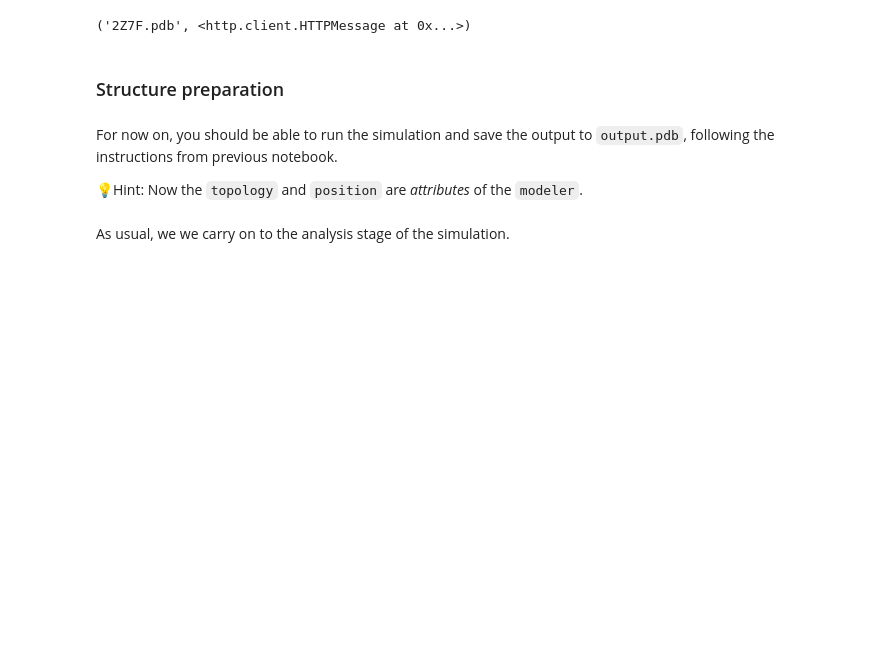
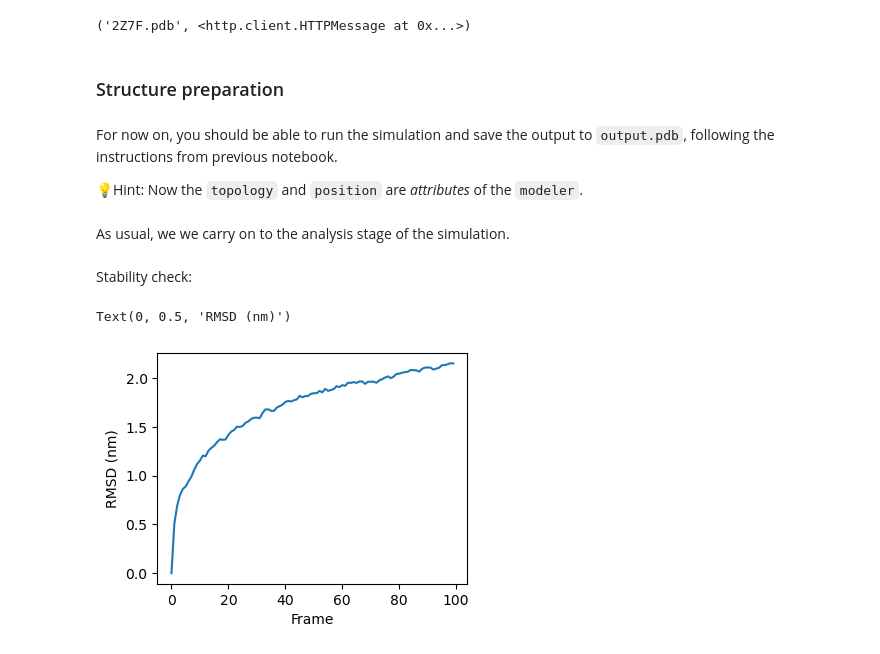
Before and after one commit to sukritsingh/compchem-class, a Jupyter notebook: hne.ipynb, the cells around one changed output. Drawn from its saved outputs; the diff is of its cells as text; code cells hidden in the pictures; blank space fills up the shorter version.

```diff
--- a/hne.ipynb
+++ b/hne.ipynb
@@ -58,3 +58,15 @@ As usual, we we carry on to the analysis stage of the simulation.
 # %%
 import mdtraj as md
 traj = md.load('output.pdb')
+# %% [markdown]
+Stability check:
+# %%
+from matplotlib import pyplot as plt
+rmsd = md.rmsd(traj, traj, 0)
+plt.figure(figsize=(4, 3))
+plt.plot(rmsd)
+plt.xlabel('Frame')
+plt.ylabel('RMSD (nm)')
+# %% [output]
+Text(0, 0.5, 'RMSD (nm)')
+[figure, added]
```
Also changed, not shown: parts of 2 cells of this notebook.
